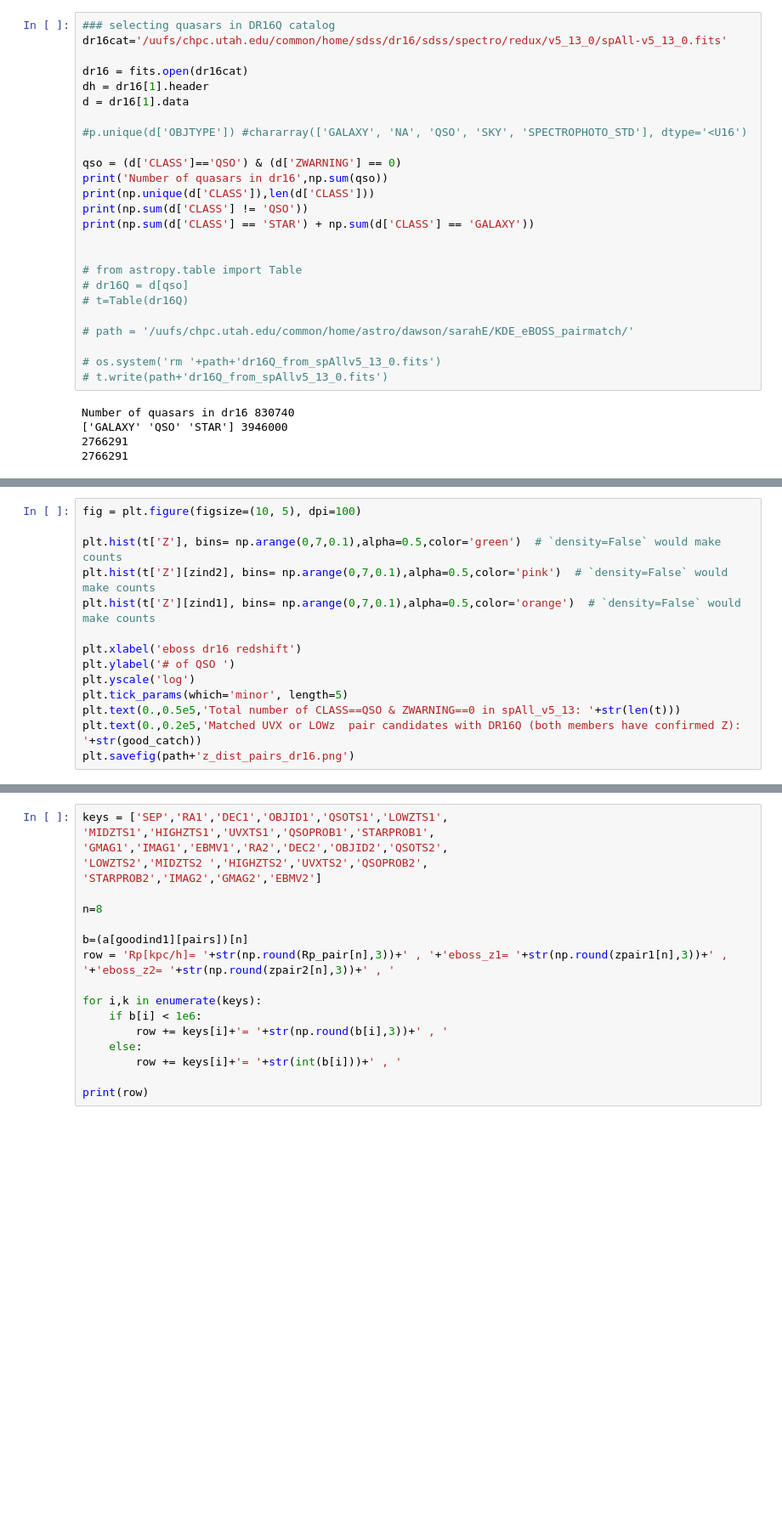
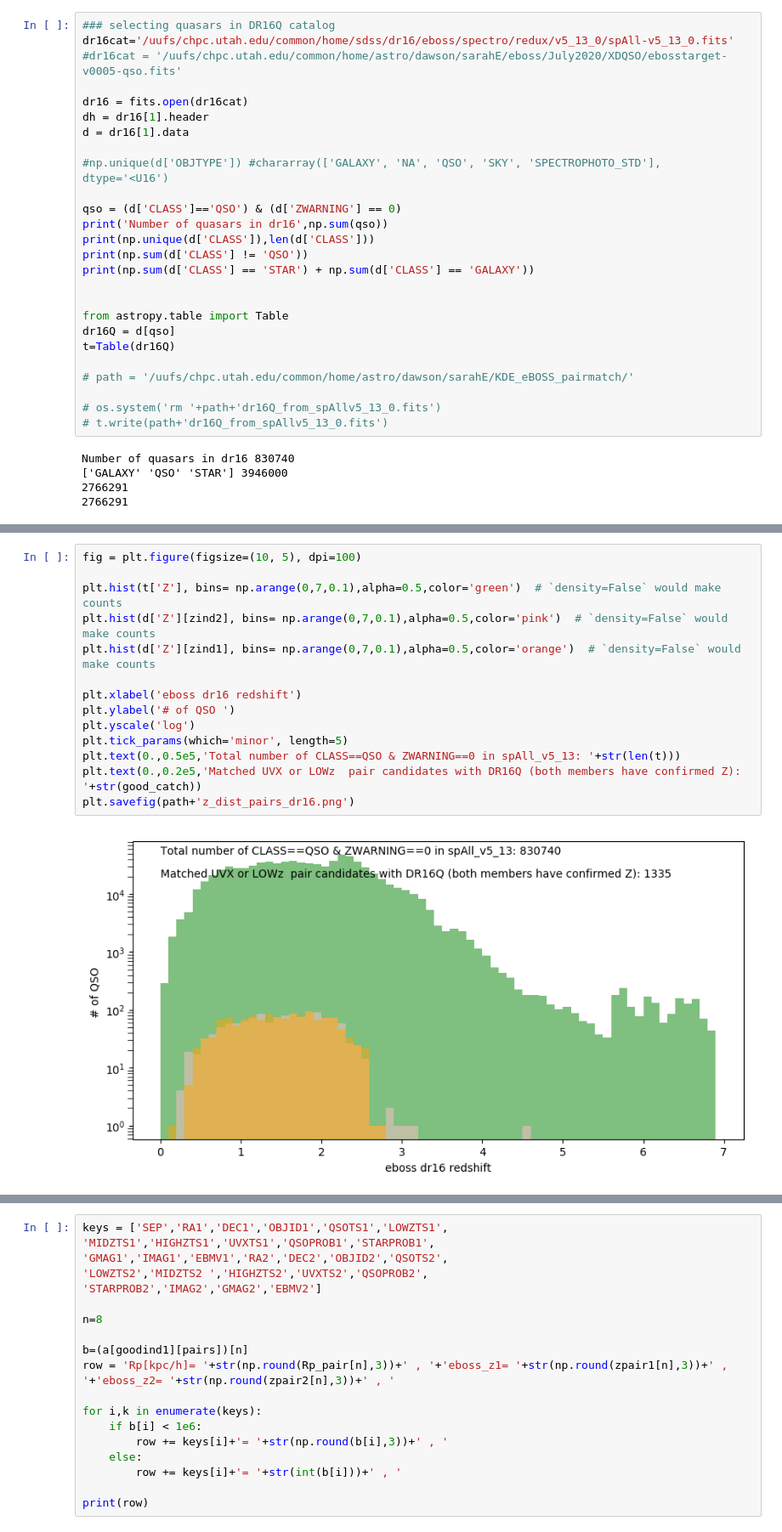
Before and after one commit to Srheft/HOD, a Jupyter notebook: cls_nb/KDE_eboss_closepairs.ipynb, the cells around one changed output, grey strips where cells are left out. Shown at 85% size. Saved outputs shown, nothing was run; the diff lists cells and outputs as text; blank space fills up the shorter version.

```diff
--- a/cls_nb/KDE_eboss_closepairs.ipynb
+++ b/cls_nb/KDE_eboss_closepairs.ipynb
@@ -6,13 +6,14 @@ import astropy.io.fits as fits
 import pylab as py
 # %%
 ### selecting quasars in DR16Q catalog
-dr16cat='/uufs/chpc.utah.edu/common/home/sdss/dr16/sdss/spectro/redux/v5_13_0/spAll-v5_13_0.fits'
+dr16cat='/uufs/chpc.utah.edu/common/home/sdss/dr16/eboss/spectro/redux/v5_13_0/spAll-v5_13_0.fits'
+#dr16cat = '/uufs/chpc.utah.edu/common/home/astro/dawson/sarahE/eboss/July2020/XDQSO/ebosstarget-v0005-qso.fits'
 
 dr16 = fits.open(dr16cat)
 dh = dr16[1].header
 d = dr16[1].data
 
-#p.unique(d['OBJTYPE']) #chararray(['GALAXY', 'NA', 'QSO', 'SKY', 'SPECTROPHOTO_STD'], dtype='<U16')
+#np.unique(d['OBJTYPE']) #chararray(['GALAXY', 'NA', 'QSO', 'SKY', 'SPECTROPHOTO_STD'], dtype='<U16')
 
 qso = (d['CLASS']=='QSO') & (d['ZWARNING'] == 0)
 print('Number of quasars in dr16',np.sum(qso))
@@ -21,9 +22,9 @@ print(np.sum(d['CLASS'] != 'QSO'))
 print(np.sum(d['CLASS'] == 'STAR') + np.sum(d['CLASS'] == 'GALAXY'))
 
 
-# from astropy.table import Table
-# dr16Q = d[qso]
-# t=Table(dr16Q)
+from astropy.table import Table
+dr16Q = d[qso]
+t=Table(dr16Q)
 
 # path = '/uufs/chpc.utah.edu/common/home/astro/dawson/sarahE/KDE_eBOSS_pairmatch/'
 
@@ -220,17 +213,19 @@ print(a['RA1'][goodind1[i]],a['DEC1'][goodind1[i]],a['RA2'][goodind2[i]],\
 # %%
 fig = plt.figure(figsize=(10, 5), dpi=100)
 
 plt.hist(t['Z'], bins= np.arange(0,7,0.1),alpha=0.5,color='green')  # `density=False` would make counts
-plt.hist(t['Z'][zind2], bins= np.arange(0,7,0.1),alpha=0.5,color='pink')  # `density=False` would make counts
-plt.hist(t['Z'][zind1], bins= np.arange(0,7,0.1),alpha=0.5,color='orange')  # `density=False` would make counts
+plt.hist(d['Z'][zind2], bins= np.arange(0,7,0.1),alpha=0.5,color='pink')  # `density=False` would make counts
+plt.hist(d['Z'][zind1], bins= np.arange(0,7,0.1),alpha=0.5,color='orange')  # `density=False` would make counts
 
 plt.xlabel('eboss dr16 redshift')
 plt.ylabel('# of QSO ')
 plt.yscale('log')
 plt.tick_params(which='minor', length=5)
 plt.text(0.,0.5e5,'Total number of CLASS==QSO & ZWARNING==0 in spAll_v5_13: '+str(len(t)))
 plt.text(0.,0.2e5,'Matched UVX or LOWz  pair candidates with DR16Q (both members have confirmed Z): '+str(good_catch))
 plt.savefig(path+'z_dist_pairs_dr16.png')
+# %% [output]
+[figure, added]
 # %%
 from astropy.cosmology import FlatLambdaCDM
 from math import sqrt, pi
```
Also changed, not shown: parts of 18 cells of this notebook.
